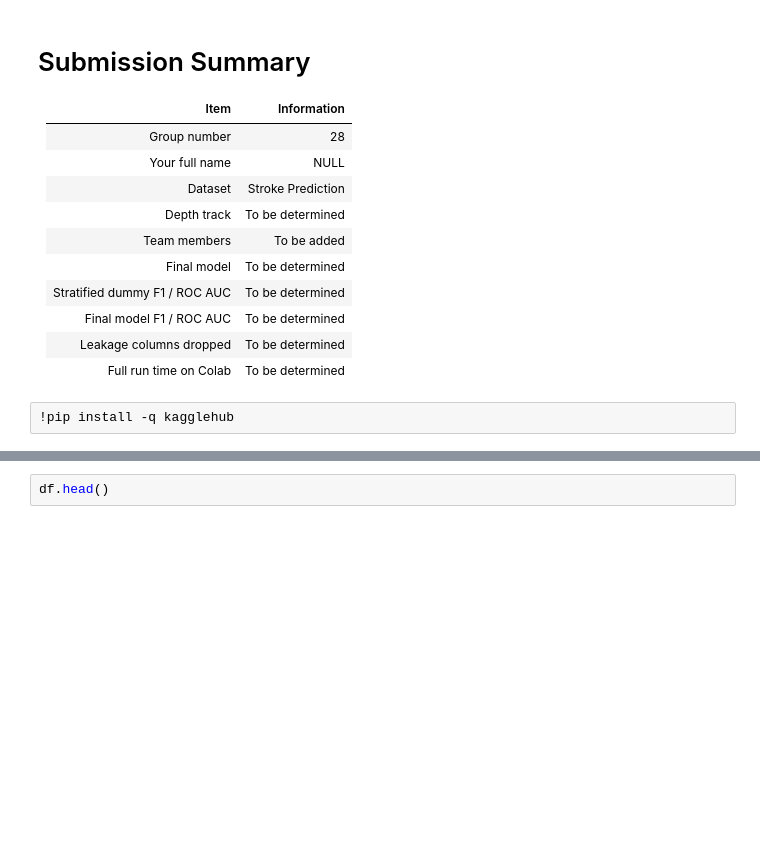
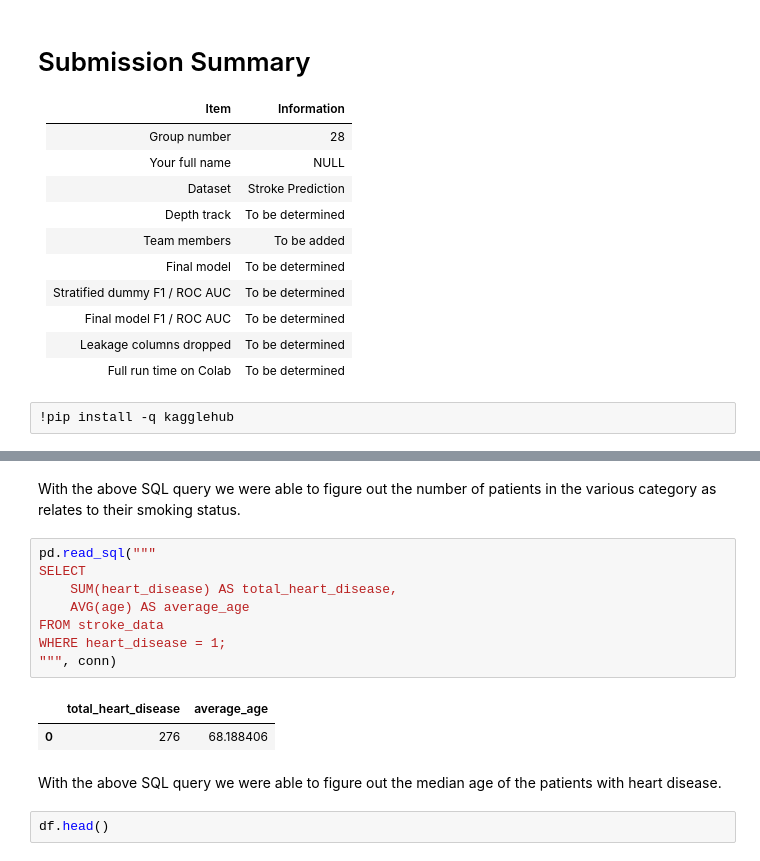
Before and after one commit to Paulelo/Capstone_project, a Jupyter notebook: group_28_capstone.ipynb, the cells around one changed output, grey strips where cells are left out. Cells and saved outputs as stored; diff of their text form; blank space fills up the shorter version.

```diff
--- a/group_28_capstone.ipynb
+++ b/group_28_capstone.ipynb
@@ -38,3 +98,18 @@ df = pd.read_csv(file_path)
+# %% [markdown]
+With the above SQL query we were able to figure out the number of patients in the various category as relates to their smoking status.
+# %%
+pd.read_sql("""
+SELECT
+    SUM(heart_disease) AS total_heart_disease,
+    AVG(age) AS average_age
+FROM stroke_data
+WHERE heart_disease = 1;
+""", conn)
+# %% [output]
+|  | total_heart_disease | average_age |
+| 0 | 276 | 68.188406 |
+# %% [markdown]
+With the above SQL query we were able to figure out the median age of the patients with heart disease.
 # %%
 df.head()
 # %% [output]
```
Also changed, not shown: parts of 32 cells of this notebook.
